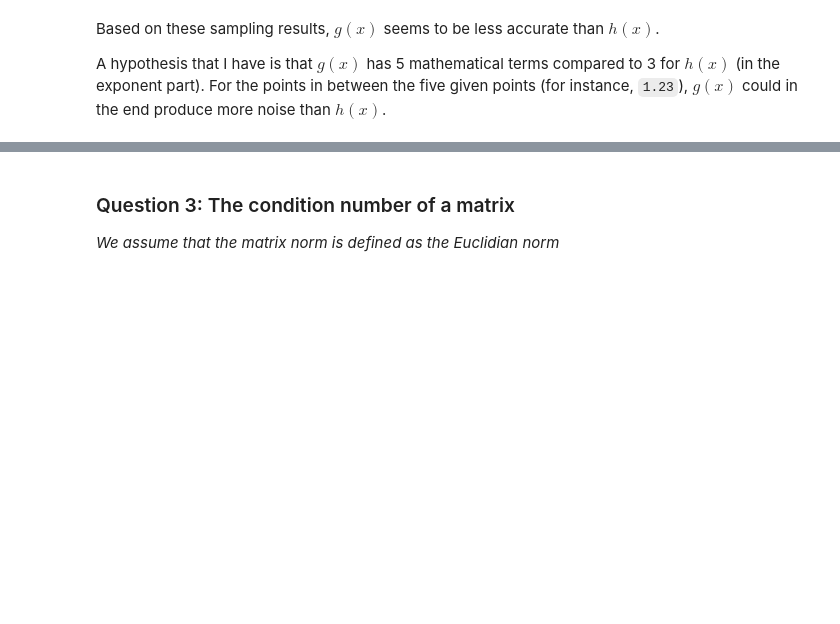
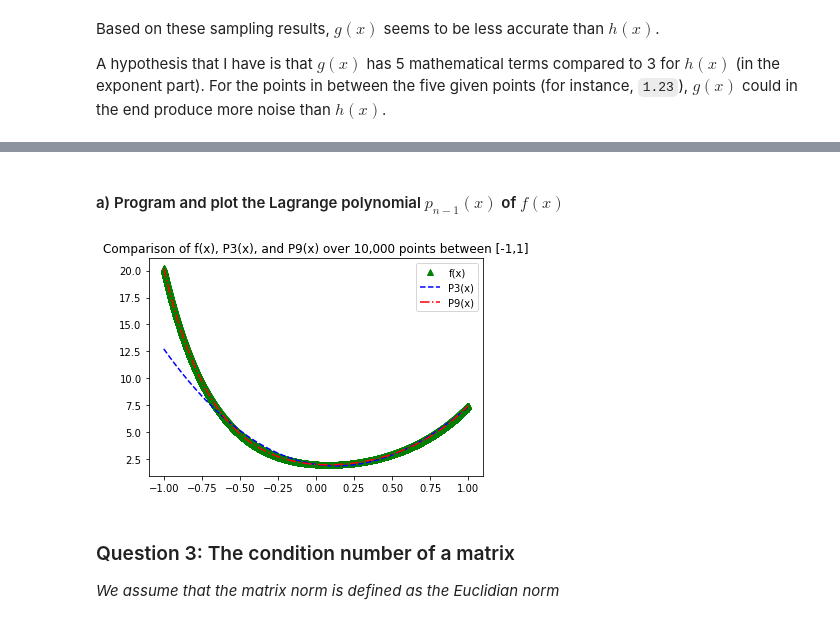
Before and after one commit to jonathanGB/am205, a Jupyter notebook: 1/assignment1.ipynb, the cells around one changed output, grey strips where cells are left out. Saved outputs shown, nothing was run; the diff lists cells and outputs as text; code cells hidden in the pictures; blank space fills up the shorter version.

```diff
--- a/1/assignment1.ipynb
+++ b/1/assignment1.ipynb
@@ -161,3 +163,82 @@ A hypothesis that I have is that $g(x)$ has 5 mathematical terms compared to 3 f
+# %% [markdown]
+#### a) Program and plot the Lagrange polynomial $p_{n-1}(x)$ of $f(x)$
+# %%
+def f(x):
+    return np.exp(-3*x) + np.exp(2*x)
+
+# generates n Cheb points
+def generateChebPoints(n):
+    xs = [np.cos((2*j-1)*np.pi/(2*n)) for j in range(1, n)]
+    return xs
+
+# generates the list of denominators corresponding to the list of points (in this case, cheb points)
+def generateDenominators(xs):
+    denominators = []
+
+    for i, xi in enumerate(xs):
+        denominator = 1
+
+        for j, xj in enumerate(xs):
+            if i == j:
+                continue
+
+            denominator *= (xi - xj)
+
+        denominators.append(denominator)
+
+    return denominators
+
+# when we run the approximation function, we want to generate the numerators
+# this generates the numerator for a specific term `i` with `x=xi`, where the list of all xs is also given
+def generateNumerator(xi, i, xs):
+    numerator = 1
+
+    for j, x in enumerate(xs):
+        if i == j:
+            continue
+
+        numerator *= (xi - x)
+
+    return numerator
+
+# this "main" function generates the approximation function `P`, made with `n` cheb points
+# the approximation function returned therefore is of degree `n-1`
+def generateP(n):
+    xs = generateChebPoints(n+1)
+    ys = [f(x) for x in xs]
+    denominators = generateDenominators(xs)
+
+    def P(x):
+        result = 0
+
+        for i, y in enumerate(ys):
+            denominator = denominators[i]
+            numerator = generateNumerator(x, i, xs)
+
+            result += y * numerator / denominator
+
+        return result
+
+
+    return P
+
+# this is the approximation function P of degree 4
+P3 = generateP(4)
+# this is the approximation function P of degree 9
+P9 = generateP(10)
+
+# here we plot
+fDomainPlot = np.linspace(-1,1,10000)
+fPlotValues = [f(x) for x in fDomainPlot]
+P3PlotValues = [P3(x) for x in fDomainPlot]
+P9PlotValues = [P9(x) for x in fDomainPlot]
+
+
+plt.title("Comparison of f(x), P3(x), and P9(x) over 10,000 points between [-1,1]")
+plt.plot(fDomainPlot, fPlotValues, 'g^', fDomainPlot, P3PlotValues, 'b--', fDomainPlot, P9PlotValues, 'r-.');
+plt.legend(["f(x)", "P3(x)", "P9(x)"]);
+# %% [output]
+[figure, added]
 # %% [markdown]
 ### Question 3: The condition number of a matrix
 
```
Also changed, not shown: parts of 1 cell of this notebook.
